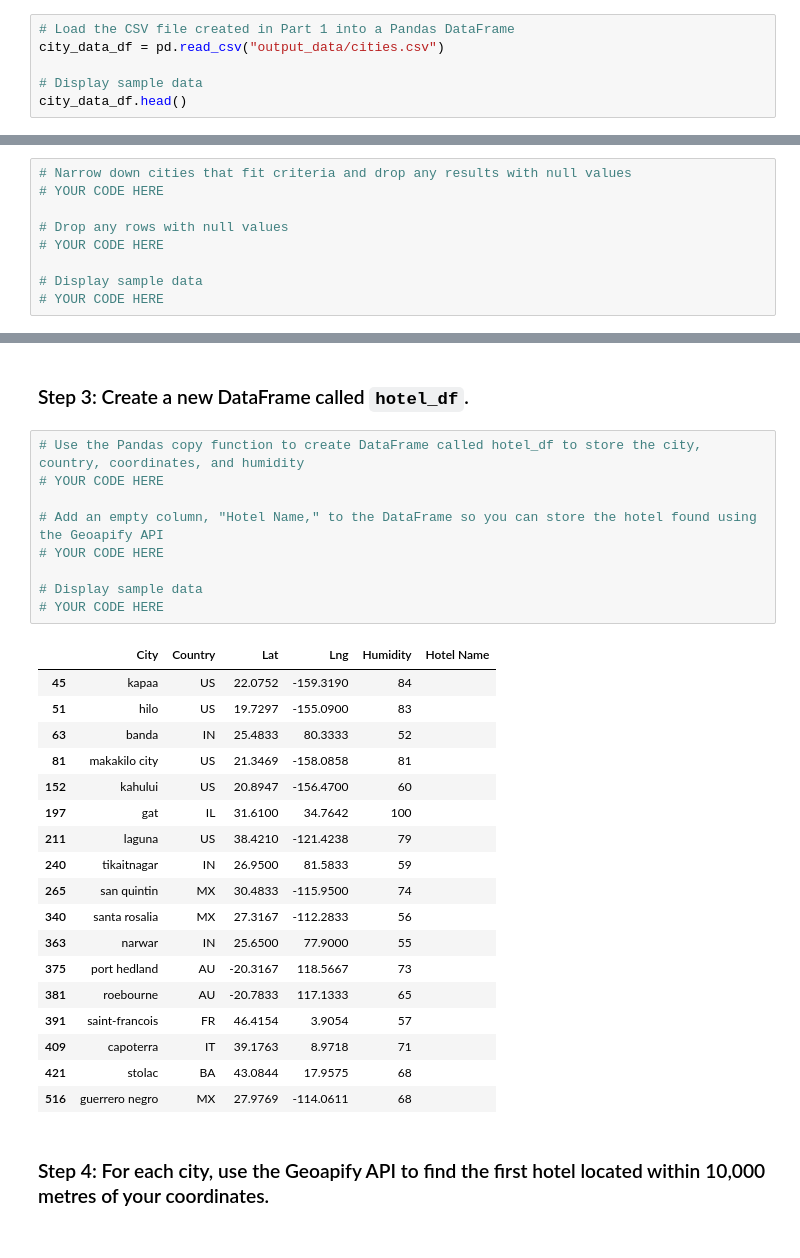
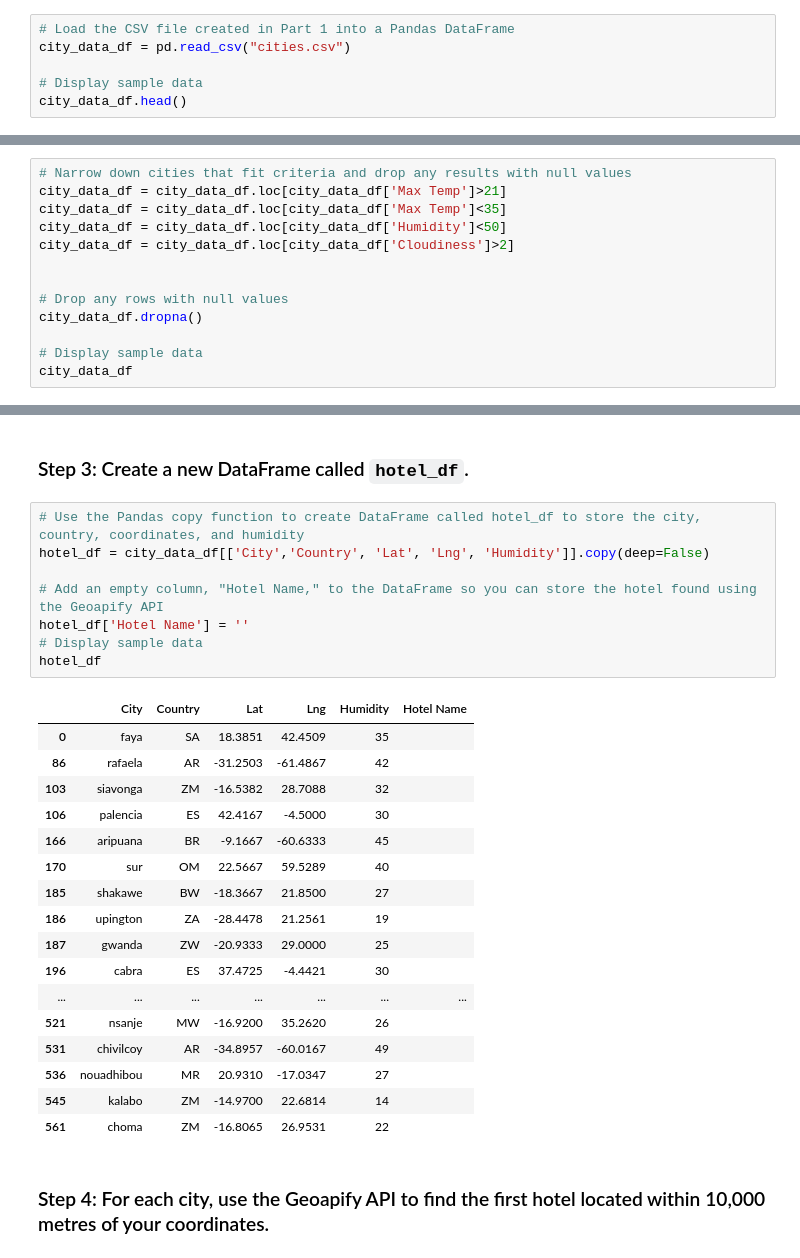
Before and after one commit to Jturnco/python-api-challenge, a Jupyter notebook: VacationPy.ipynb, the cells around one changed output, grey strips where cells are left out. Saved outputs shown, nothing was run; the diff lists cells and outputs as text.

```diff
--- a/VacationPy.ipynb
+++ b/VacationPy.ipynb
@@ -16,6 +14,6 @@ ModuleNotFoundError: No module named 'api_keys'
 # %%
 # Load the CSV file created in Part 1 into a Pandas DataFrame
-city_data_df = pd.read_csv("output_data/cities.csv")
+city_data_df = pd.read_csv("cities.csv")
 
 # Display sample data
 city_data_df.head()
@@ -37,12 +40,16 @@ city_data_df.head()
 ### Step 2: Narrow down the `city_data_df` DataFrame to find your ideal weather condition
 # %%
 # Narrow down cities that fit criteria and drop any results with null values
-# YOUR CODE HERE
+city_data_df = city_data_df.loc[city_data_df['Max Temp']>21]
+city_data_df = city_data_df.loc[city_data_df['Max Temp']<35]
+city_data_df = city_data_df.loc[city_data_df['Humidity']<50]
+city_data_df = city_data_df.loc[city_data_df['Cloudiness']>2]
+
 
 # Drop any rows with null values
-# YOUR CODE HERE
+city_data_df.dropna()
 
 # Display sample data
-# YOUR CODE HERE
+city_data_df
 # %% [output]
 |  | City_ID | City | Lat | Lng | Max Temp | Humidity | Cloudiness | Wind Speed | Country | Date |
@@ -67,32 +73,30 @@ city_data_df.head()
 ### Step 3: Create a new DataFrame called `hotel_df`.
 # %%
 # Use the Pandas copy function to create DataFrame called hotel_df to store the city, country, coordinates, and humidity
-# YOUR CODE HERE
+hotel_df = city_data_df[['City','Country', 'Lat', 'Lng', 'Humidity']].copy(deep=False)
 
 # Add an empty column, "Hotel Name," to the DataFrame so you can store the hotel found using the Geoapify API
-# YOUR CODE HERE
-
+hotel_df['Hotel Name'] = ''
 # Display sample data
-# YOUR CODE HERE
+hotel_df
 # %% [output]
 |  | City | Country | Lat | Lng | Humidity | Hotel Name |
-| 45 | kapaa | US | 22.0752 | -159.3190 | 84 |  |
-| 51 | hilo | US | 19.7297 | -155.0900 | 83 |  |
-| 63 | banda | IN | 25.4833 | 80.3333 | 52 |  |
-| 81 | makakilo city | US | 21.3469 | -158.0858 | 81 |  |
-| 152 | kahului | US | 20.8947 | -156.4700 | 60 |  |
-| 197 | gat | IL | 31.6100 | 34.7642 | 100 |  |
-| 211 | laguna | US | 38.4210 | -121.4238 | 79 |  |
-| 240 | tikaitnagar | IN | 26.9500 | 81.5833 | 59 |  |
-| 265 | san quintin | MX | 30.4833 | -115.9500 | 74 |  |
-| 340 | santa rosalia | MX | 27.3167 | -112.2833 | 56 |  |
-| 363 | narwar | IN | 25.6500 | 77.9000 | 55 |  |
-| 375 | port hedland | AU | -20.3167 | 118.5667 | 73 |  |
-| 381 | roebourne | AU | -20.7833 | 117.1333 | 65 |  |
-| 391 | saint-francois | FR | 46.4154 | 3.9054 | 57 |  |
-| 409 | capoterra | IT | 39.1763 | 8.9718 | 71 |  |
-| 421 | stolac | BA | 43.0844 | 17.9575 | 68 |  |
-| 516 | guerrero negro | MX | 27.9769 | -114.0611 | 68 |  |
+| 0 | faya | SA | 18.3851 | 42.4509 | 35 |  |
+| 86 | rafaela | AR | -31.2503 | -61.4867 | 42 |  |
+| 103 | siavonga | ZM | -16.5382 | 28.7088 | 32 |  |
+| 106 | palencia | ES | 42.4167 | -4.5000 | 30 |  |
+| 166 | aripuana | BR | -9.1667 | -60.6333 | 45 |  |
+| 170 | sur | OM | 22.5667 | 59.5289 | 40 |  |
+| 185 | shakawe | BW | -18.3667 | 21.8500 | 27 |  |
+| 186 | upington | ZA | -28.4478 | 21.2561 | 19 |  |
+| 187 | gwanda | ZW | -20.9333 | 29.0000 | 25 |  |
+| 196 | cabra | ES | 37.4725 | -4.4421 | 30 |  |
+| ... | ... | ... | ... | ... | ... | ... |
+| 521 | nsanje | MW | -16.9200 | 35.2620 | 26 |  |
+| 531 | chivilcoy | AR | -34.8957 | -60.0167 | 49 |  |
+| 536 | nouadhibou | MR | 20.9310 | -17.0347 | 27 |  |
+| 545 | kalabo | ZM | -14.9700 | 22.6814 | 14 |  |
+| 561 | choma | ZM | -16.8065 | 26.9531 | 22 |  |
 # %% [markdown]
 ### Step 4: For each city, use the Geoapify API to find the first hotel located within 10,000 metres of your coordinates.
 # %%
```
Also changed, not shown: parts of 8 cells of this notebook, 7 other files.
